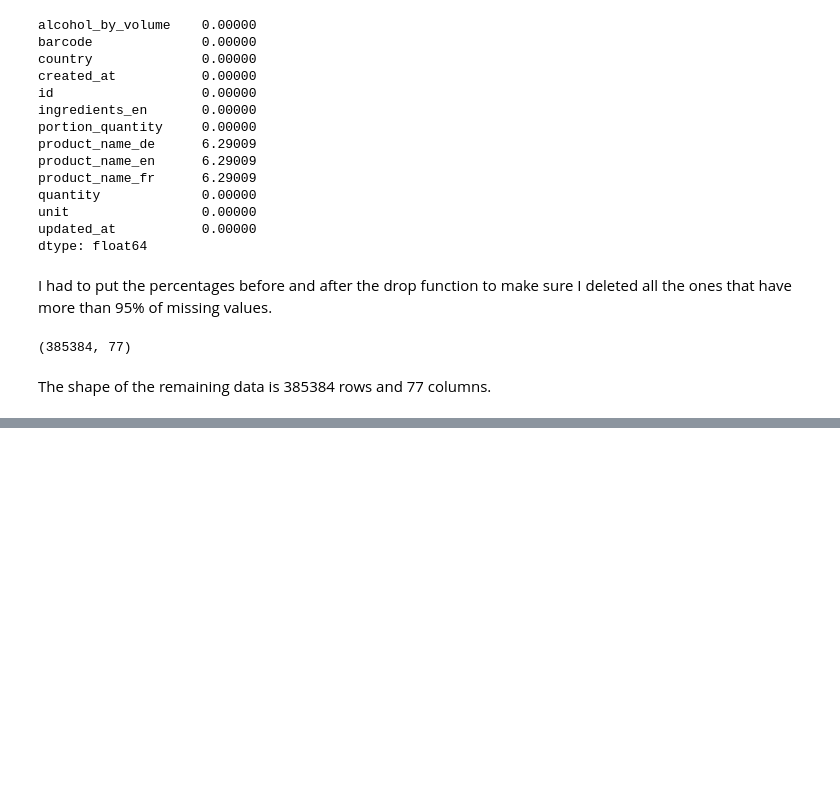
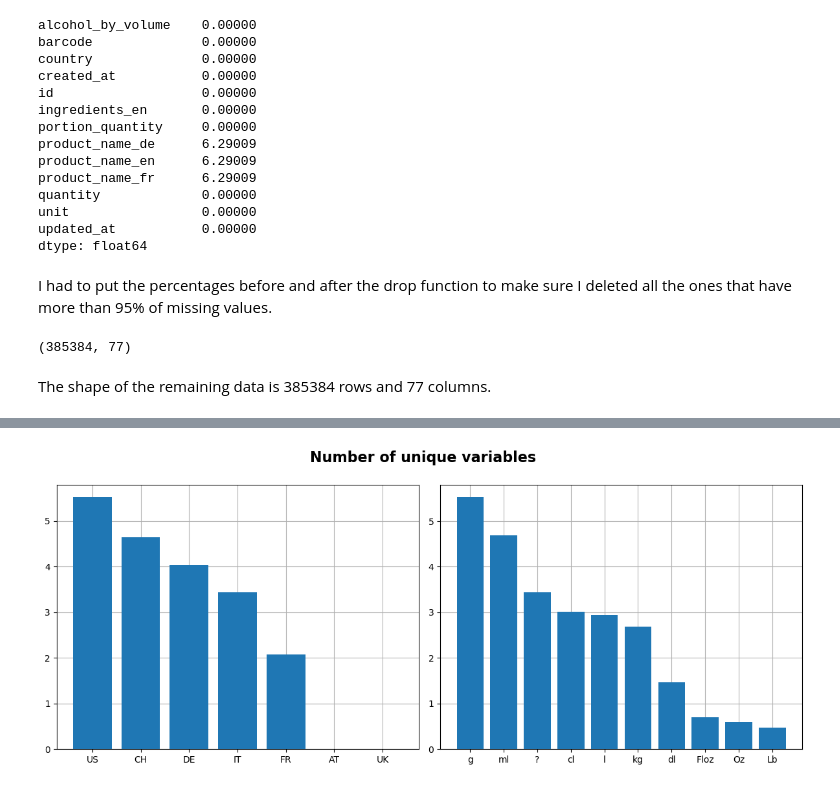
Before and after one commit to maharhandi/Intro_data_analysis, a Jupyter notebook: OpenFood/OpenFood_data_analysis.ipynb, the cells around one changed output, grey strips where cells are left out. Cells and saved outputs as stored; diff of their text form; code cells hidden in the pictures; blank space fills up the shorter version.

Commit message:
Finished Task C
Preliminary Exploratory Data Analysis (EDA)

```diff
--- a/OpenFood/OpenFood_data_analysis.ipynb
+++ b/OpenFood/OpenFood_data_analysis.ipynb
@@ -577,0 +587,3 @@ The shape of the remaining data is 385384 rows and 77 columns.
+# %%
+Country_count=pd.DataFrame(df_new["country"].value_counts())
+Country_count
@@ -577,0 +604,3 @@ The shape of the remaining data is 385384 rows and 77 columns.
+# %%
+unit_count=pd.DataFrame(df_new["unit"].value_counts())
+unit_count
@@ -577,0 +619,17 @@ The shape of the remaining data is 385384 rows and 77 columns.
+# %%
+fig, ax = plt.subplots(1, 2, figsize=(12, 5))
+
+ax[0].bar(Country_count.index, np.log10(Country_count.country), zorder=3)
+#ax[0].tick_params(axis="x", labelrotation=90)
+ax[0].grid(zorder=0)
+
+ax[1].bar(unit_count.index, np.log10(unit_count.unit), zorder=3)
+#ax[1].tick_params(axis="x", labelrotation=90)
+ax[1].grid(zorder=0)
+
+fig.suptitle("Number of unique variables", fontsize=16, fontweight="bold", y=1)
+fig.tight_layout()
+
+plt.show()
+# %% [output]
+[figure, added]
```
Also changed, not shown: parts of 86 cells of this notebook.
